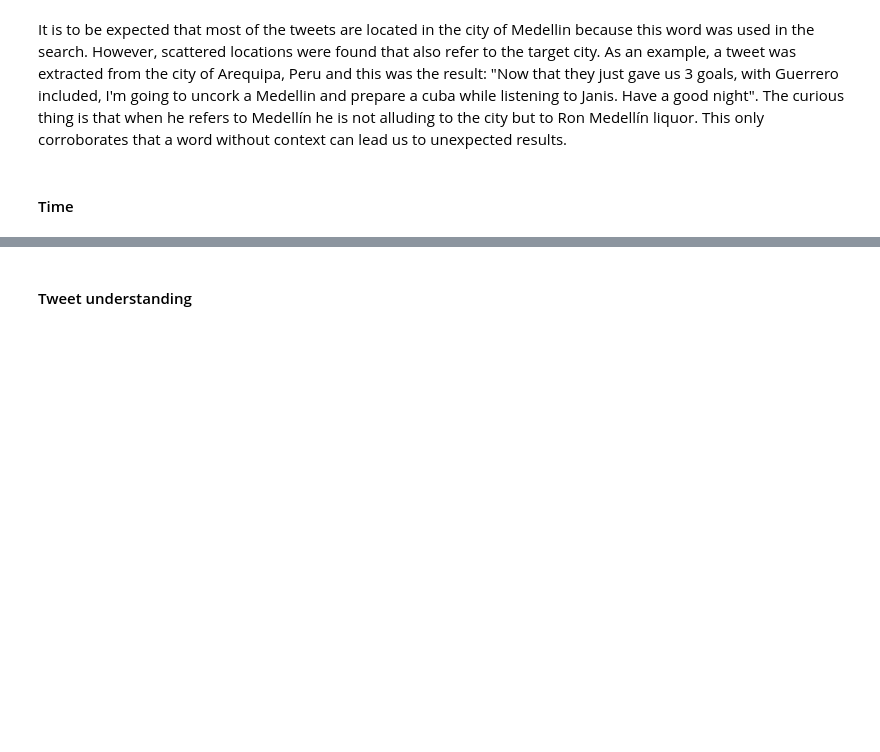
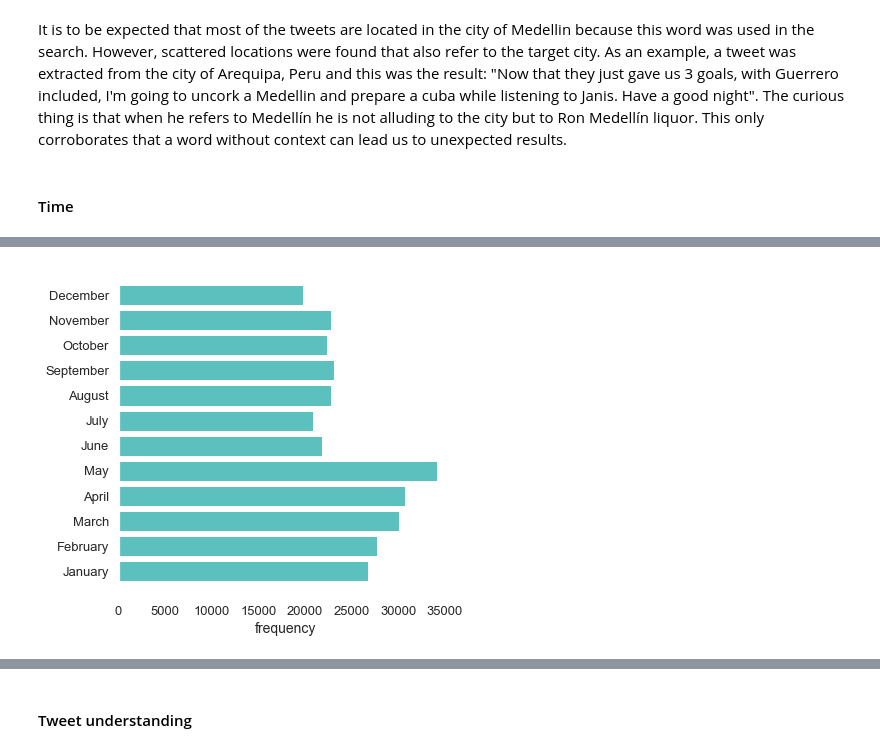
Before and after one commit to GDLPLearning/Sentiment-Analysis-for-the-MDP, a Jupyter notebook: notebooks/Exploratory/3.1-exploring-data-2019-2022.ipynb, the cells around one changed output, grey strips where cells are left out. Cells and saved outputs as stored; diff of their text form; code cells hidden in the pictures; blank space fills up the shorter version.

```diff
--- a/notebooks/Exploratory/3.1-exploring-data-2019-2022.ipynb
+++ b/notebooks/Exploratory/3.1-exploring-data-2019-2022.ipynb
@@ -462,0 +487,20 @@ data_tweet.head(10)
+# %%
+
+list_month=['January','February','March','April','May','June','July','August','September','October','November','December']
+data_tweet_month['month']=list_month
+fig, ax = plt.subplots(figsize = (6,6))
+plt.barh(data_tweet_month.month, data_tweet_month.frequency,color="#5BC0BE") # plots the number of tweets with each day of the week
+# Later in the code
+ax.grid(False)
+ax.set_facecolor('xkcd:white')
+
+# setting label of y-axis
+#plt.ylabel("Location")
+ax.tick_params(labelsize=13)
+
+# setting label of x-axis
+plt.xlabel("frequency",size=14)
+#plt.title("")
+plt.show()
+# %% [output]
+[figure, added]
```
Also changed, not shown: parts of 7 cells of this notebook, 16 other files.
